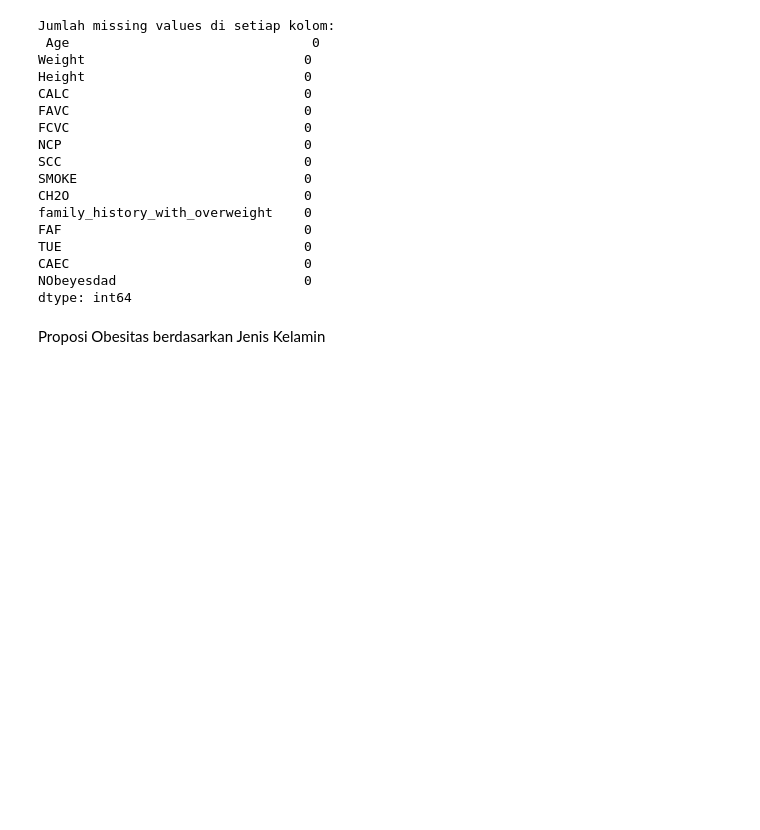
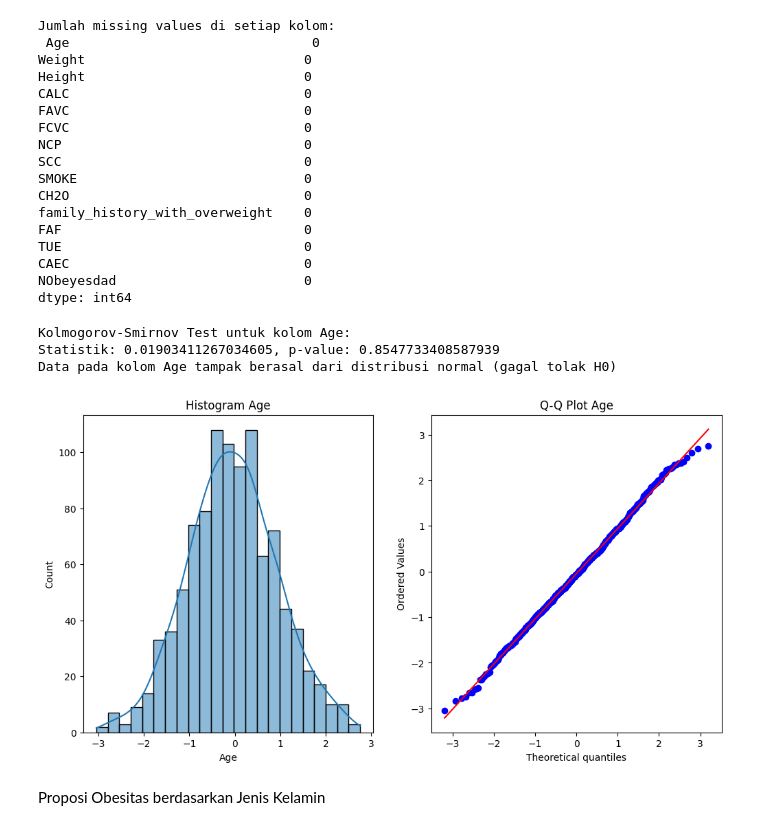
Before and after one commit to abdhaamed/abdhaamed, a Jupyter notebook: Statistika_tubes.ipynb, the cells around one changed output. Saved outputs shown, nothing was run; the diff lists cells and outputs as text; code cells hidden in the pictures; blank space fills up the shorter version.

```diff
--- a/Statistika_tubes.ipynb
+++ b/Statistika_tubes.ipynb
@@ -210,6 +210,51 @@ TUE                               0
 CAEC                              0
 NObeyesdad                        0
 dtype: int64
+# %%
+import numpy as np
+import pandas as pd
+from scipy import stats
+import matplotlib.pyplot as plt
+import seaborn as sns
+
+
+# Memilih kolom yang ingin diuji normalitasnya
+column_name = 'Age'  # Gantilah dengan kolom yang ingin diuji
+
+# Mengambil data dari kolom yang dipilih dan menghapus nilai yang hilang
+data = obesity[column_name].dropna()
+
+# Uji normalitas menggunakan Kolmogorov-Smirnov Test
+stat, p_value = stats.kstest(data, 'norm', args=(np.mean(data), np.std(data)))
+print(f'Kolmogorov-Smirnov Test untuk kolom {column_name}:')
+print(f'Statistik: {stat}, p-value: {p_value}')
+
+# Interpretasi hasil
+alpha = 0.05
+if p_value > alpha:
+    print(f'Data pada kolom {column_name} tampak berasal dari distribusi normal (gagal tolak H0)')
+else:
+    print(f'Data pada kolom {column_name} tidak berasal dari distribusi normal (tolak H0)')
+
+# Visualisasi data
+plt.figure(figsize=(12, 6))
+
+# Histogram
+plt.subplot(1, 2, 1)
+sns.histplot(data, kde=True)
+plt.title(f'Histogram {column_name}')
+
+# Q-Q Plot
+plt.subplot(1, 2, 2)
+stats.probplot(data, dist="norm", plot=plt)
+plt.title(f'Q-Q Plot {column_name}')
+
+plt.show()
+# %% [output]
+Kolmogorov-Smirnov Test untuk kolom Age:
+Statistik: 0.01903411267034605, p-value: 0.8547733408587939
+Data pada kolom Age tampak berasal dari distribusi normal (gagal tolak H0)
+[figure, added]
 # %% [markdown]
 Proposi Obesitas berdasarkan Jenis Kelamin
 # %%
```
